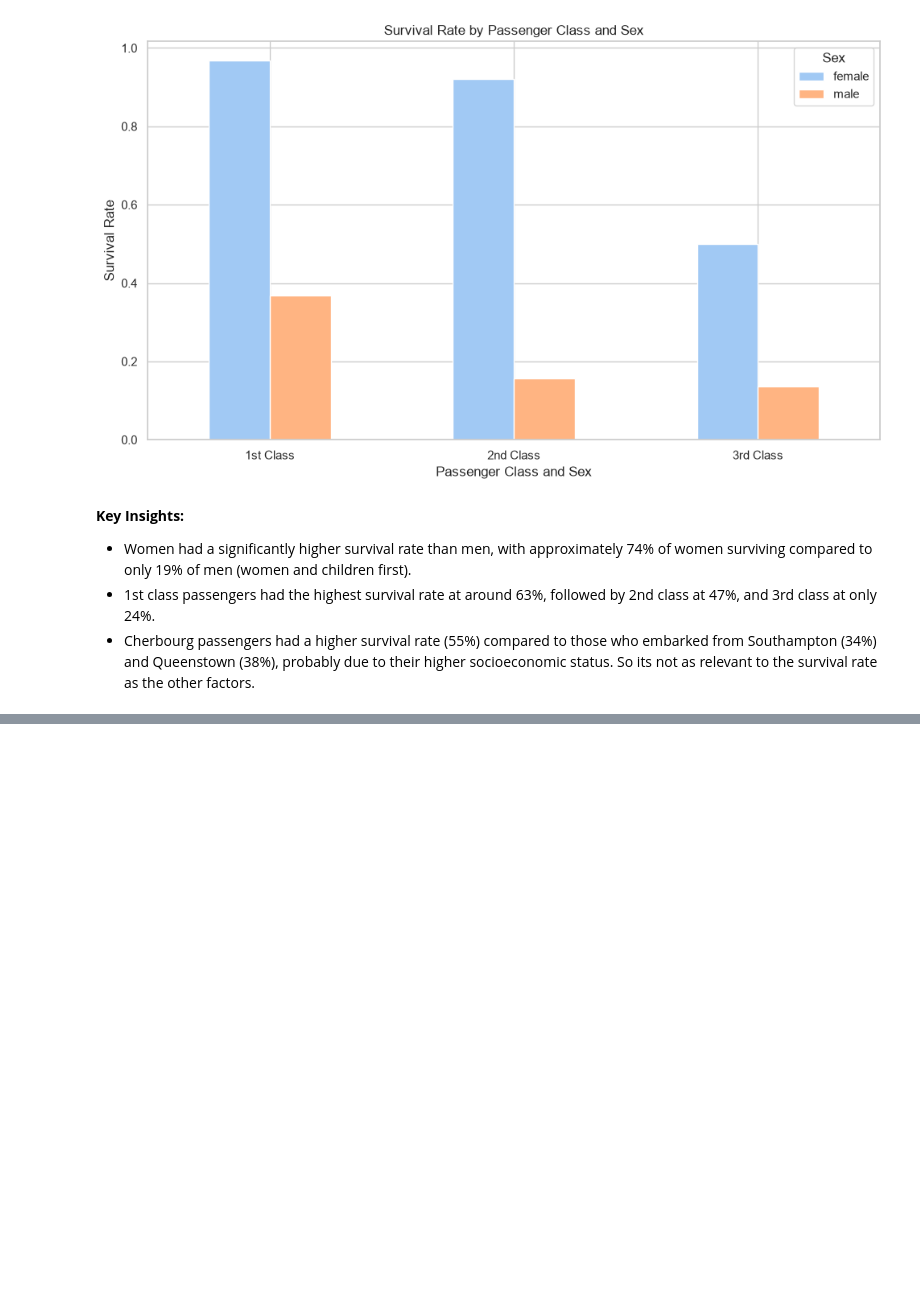
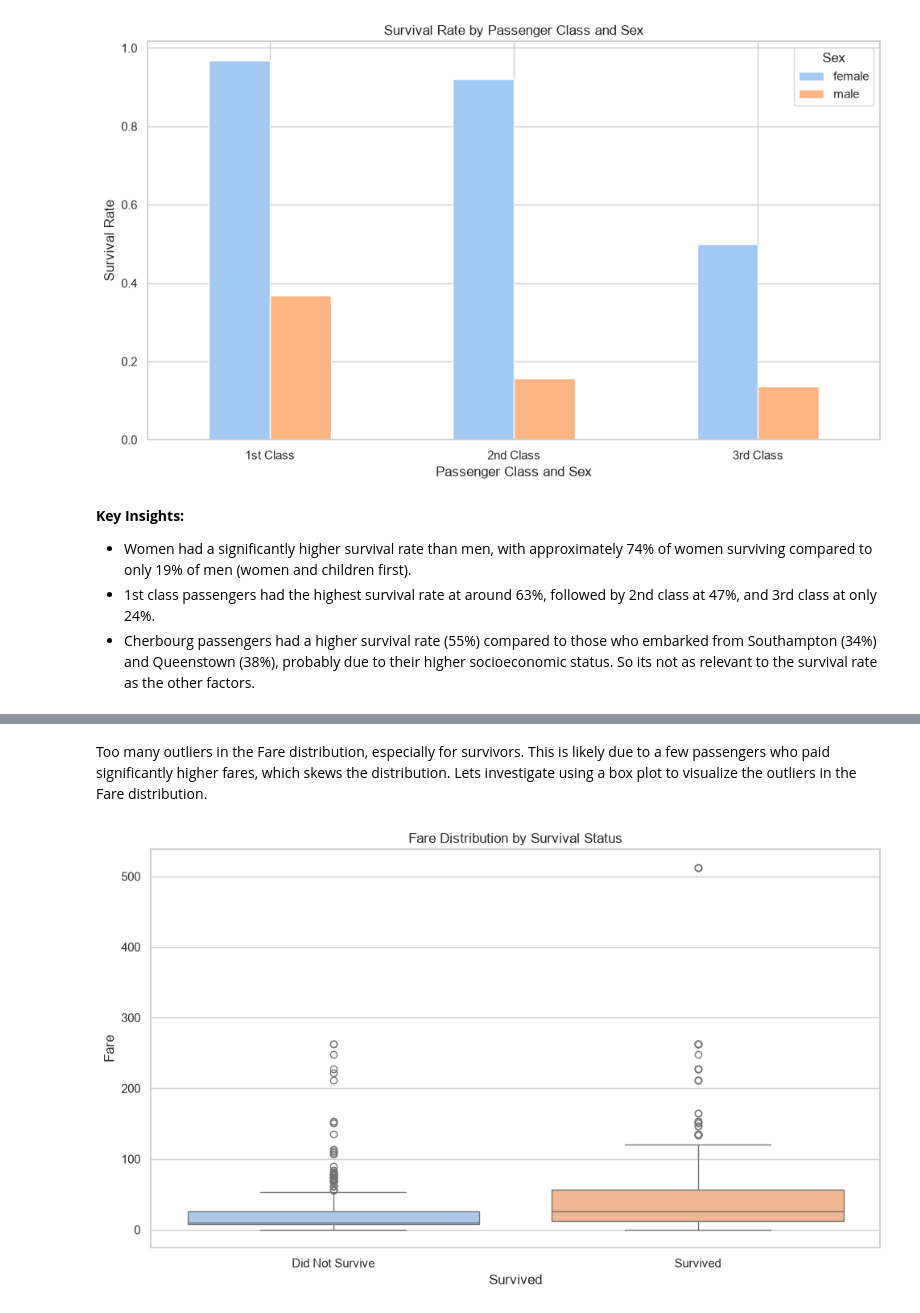
Before and after one commit to marygou/Titanic-Survival-Prediction, a Jupyter notebook: notebooks/01_eda.ipynb, the cells around one changed output, grey strips where cells are left out. Saved outputs shown, nothing was run; the diff lists cells and outputs as text; code cells hidden in the pictures; blank space fills up the shorter version.

```diff
--- a/notebooks/01_eda.ipynb
+++ b/notebooks/01_eda.ipynb
@@ -345,0 +396,14 @@ plt.show() # display the plot
+# %% [markdown]
+Too many outliers in the Fare distribution, especially for survivors. This is likely due to a few passengers who paid significantly higher fares, which skews the distribution. Lets investigate using a box plot to visualize the outliers in the Fare distribution.
+# %%
+fig, ax = plt.subplots(figsize=(10, 6))
+
+sns.boxplot(x="Survived", y="Fare", data=df, ax=ax, hue="Survived", palette=colors[:2], legend=False)
+ax.set_xticks([0, 1]) # set x-ticks to 0 and 1 for the two survival categories
+ax.set_xticklabels(["Did Not Survive", "Survived"])
+ax.set_title("Fare Distribution by Survival Status")
+ax.set_ylabel("Fare")
+plt.tight_layout()
+plt.show()
+# %% [output]
+[figure, added]
```
Also changed, not shown: parts of 4 cells of this notebook.
